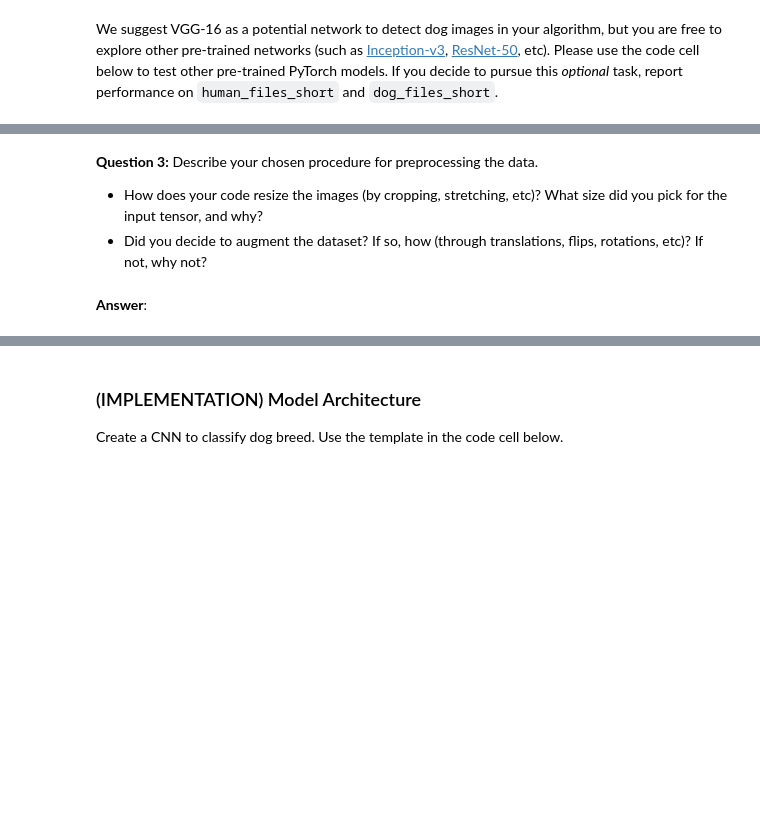
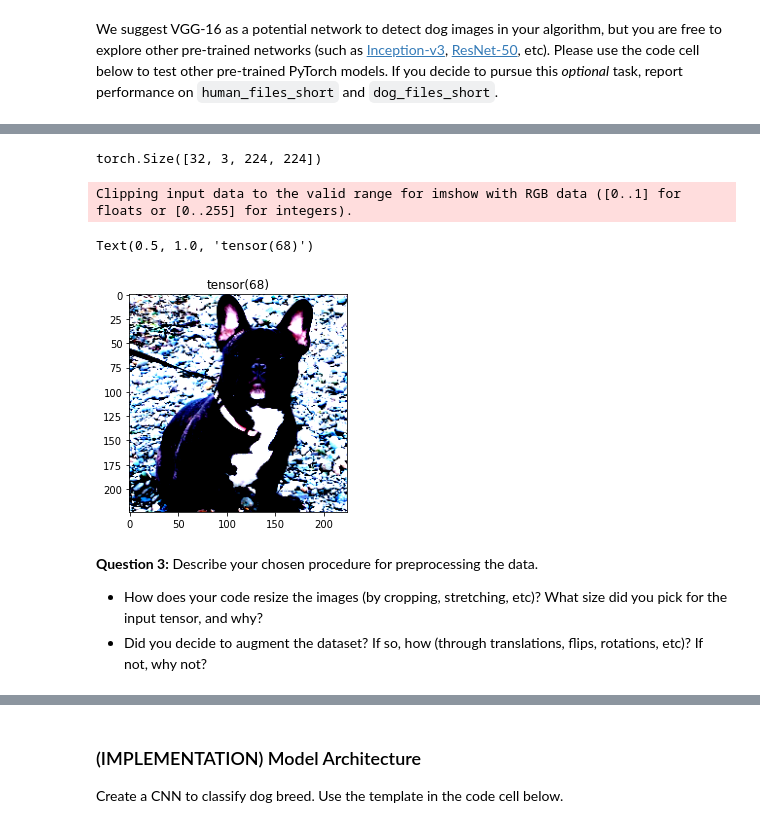
Before and after one commit to aruanalucena/deep-learning-v2-pytorch, a Jupyter notebook: project-dog-classification/dog_app.ipynb, the cells around one changed output, grey strips where cells are left out. Saved outputs shown, nothing was run; the diff lists cells and outputs as text; code cells hidden in the pictures; blank space fills up the shorter version.

```diff
--- a/project-dog-classification/dog_app.ipynb
+++ b/project-dog-classification/dog_app.ipynb
@@ -473,6 +482,51 @@ from torchvision import datasets
+# %%
+import os
+from torchvision import datasets
+
+### TODO: Write data loaders for training, validation, and test sets
+## Specify appropriate transforms, and batch_sizes
+BATCH_SIZE = 32
+normalize = transforms.Normalize(mean=[0.485, 0.456, 0.406],
+                             std=[0.229, 0.224, 0.225])
+
+transform = transforms.Compose([
+    transforms.Resize(224),
+    transforms.CenterCrop(224),
+    transforms.ToTensor(),
+    normalize])
+
+
+train_set = datasets.ImageFolder("dogImages/train", transform=transform)
+
+train_loader = torch.utils.data.DataLoader(train_set,
+                                          batch_size=BATCH_SIZE,
+                                          shuffle=True)
+
+valid_set = datasets.ImageFolder("dogImages/valid", transform=transform)
+
+valid_loader = torch.utils.data.DataLoader(train_set,
+                                          batch_size=BATCH_SIZE)
+
+test_set = datasets.ImageFolder("dogImages/test", transform=transform)
+
+test_loader = torch.utils.data.DataLoader(train_set,
+                                          batch_size=BATCH_SIZE)
+
+loaders = {'train': train_loader, 'valid': valid_loader, 'test': test_loader}
+# %%
+img, label = next(iter(train_loader))
+# %%
+img.shape
+# %% [output]
+torch.Size([32, 3, 224, 224])
+# %%
+plt.imshow(img[0].permute(1,2,0))
+plt.title(label[0])
+# %% [output]
+Clipping input data to the valid range for imshow with RGB data ([0..1] for floats or [0..255] for integers).
+Text(0.5, 1.0, 'tensor(68)')
+[figure, added]
 # %% [markdown]
 **Question 3:** Describe your chosen procedure for preprocessing the data.
 - How does your code resize the images (by cropping, stretching, etc)?  What size did you pick for the input tensor, and why?
 - Did you decide to augment the dataset?  If so, how (through translations, flips, rotations, etc)?  If not, why not?
-# %% [markdown]
-**Answer**:
```
Also changed, not shown: parts of 15 cells of this notebook.
